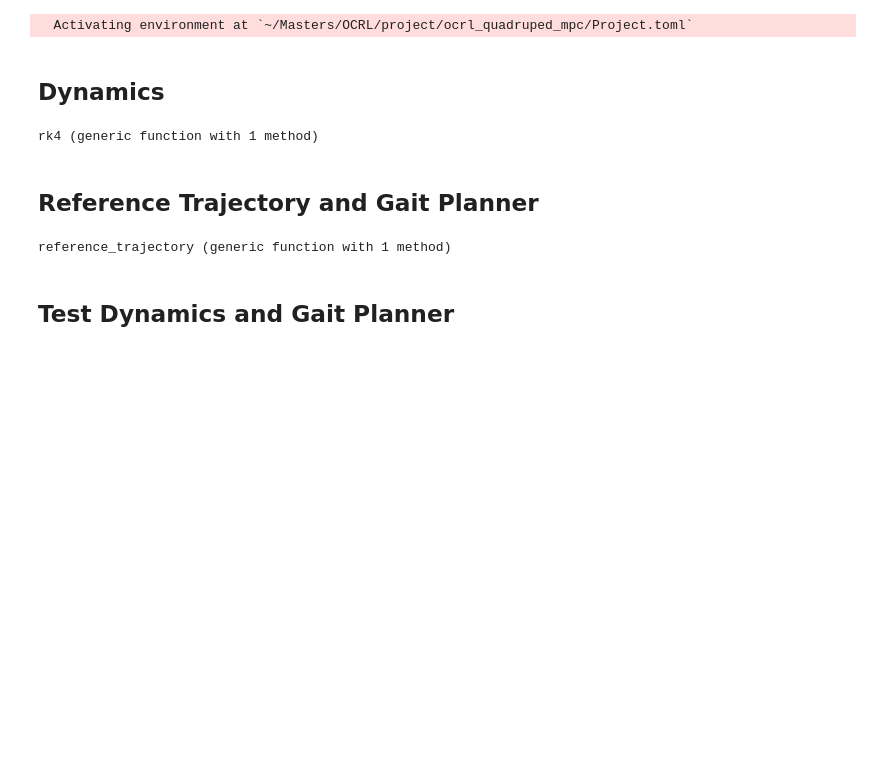
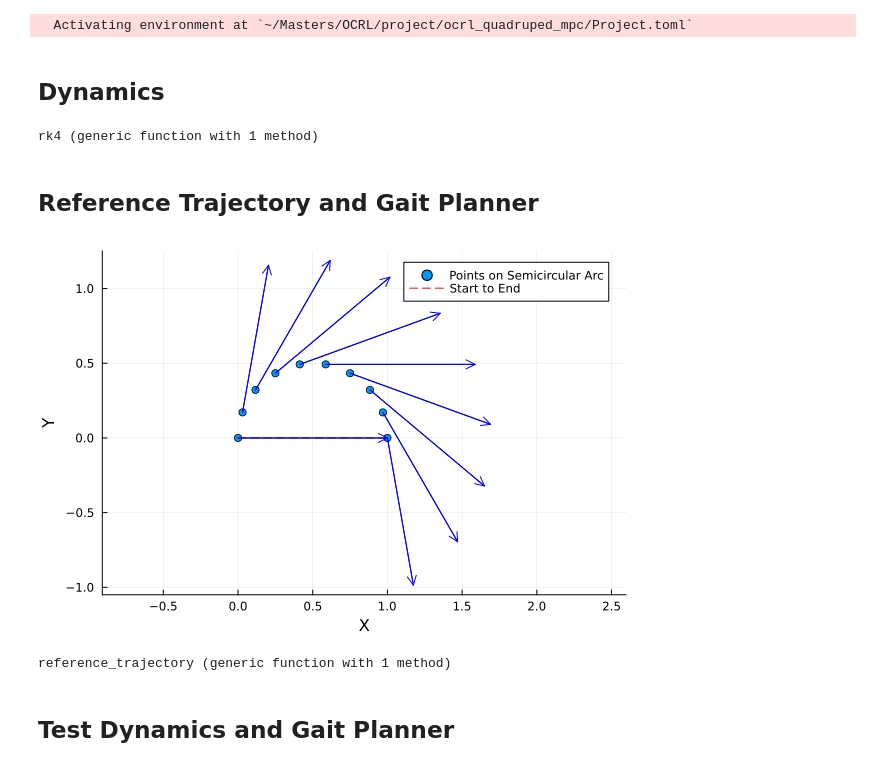
Before and after one commit to hillda3141/ocrl_quadruped_mpc, a Jupyter notebook: quadruped_mpc_project.ipynb, the cells around one changed output. Saved outputs shown, nothing was run; the diff lists cells and outputs as text; code cells hidden in the pictures; blank space fills up the shorter version.

Commit message:
added semicircular arc

```diff
--- a/quadruped_mpc_project.ipynb
+++ b/quadruped_mpc_project.ipynb
@@ -70,6 +70,69 @@ end
 rk4 (generic function with 1 method)
 # %% [markdown]
 ## Reference Trajectory and Gait Planner
+# %%
+using GeometryBasics
+using Plots
+
+# function semicircular_arc(start_point::Tuple{Float64,Float64}, end_point::Tuple{Float64,Float64}, N::Int)
+#     center = ((start_point[1] + end_point[1]) / 2, (start_point[2] + end_point[2]) / 2)
+#     radius = norm((center[1] - start_point[1], center[2] - start_point[2]))
+#     start_angle = atan(start_point[2] - center[2], start_point[1] - center[1])
+#     end_angle = atan(end_point[2] - center[2], end_point[1] - center[1])
+
+#     angles = range(start_angle, stop=end_angle, length=N)
+#     points = Tuple{Float64,Float64}[]
+#     for angle in angles
+#         x = center[1] + radius * cos(angle)
+#         y = center[2] + radius * sin(angle)
+#         push!(points, (x, y))
+#     end
+#     return points
+# end
+
+function semicircular_arc(start_point::Tuple{Float64,Float64}, end_point::Tuple{Float64,Float64}, N::Int)
+    center = ((start_point[1] + end_point[1]) / 2, (start_point[2] + end_point[2]) / 2)
+    radius = norm((center[1] - start_point[1], center[2] - start_point[2]))
+    start_angle = atan(start_point[2] - center[2], start_point[1] - center[1])
+    end_angle = atan(end_point[2] - center[2], end_point[1] - center[1])
+
+    angles = range(start_angle, stop=end_angle, length=N)
+    points = Tuple{Float64,Float64}[]
+    yaw_angles = Float64[]
+    for angle in angles
+        x = center[1] + radius * cos(angle)
+        y = center[2] + radius * sin(angle)
+        push!(points, (x, y))
+
+        # Calculate yaw angle
+        if angle == start_angle
+            push!(yaw_angles, 0.0)
+        else
+            dx = x - points[end-1][1]
+            dy = y - points[end-1][2]
+            yaw = atan(dy, dx)
+            push!(yaw_angles, yaw)
+        end
+    end
+    return points, yaw_angles
+end
+
+# Example usage
+start_point = (0.0, 0.0)
+end_point = (1.0, 0.0)
+N = 10
+points, yaw_angles = semicircular_arc(start_point, end_point, N)
+
+# Extract x and y coordinates for plotting
+x_coords = [point[1] for point in points]
+y_coords = [point[2] for point in points]
+
+# Plot
+scatter(x_coords, y_coords, label="Points on Semicircular Arc", xlabel="X", ylabel="Y", aspect_ratio=:equal)
+plot!([start_point[1], end_point[1]], [start_point[2], end_point[2]], label="Start to End", linestyle=:dash, color=:red)
+quiver!(x_coords, y_coords, quiver=(cos.(yaw_angles), sin.(yaw_angles)), color=:blue, label="Yaw Angle")
+# %% [output]
+[figure, added]
 # %%
 function reference_trajectory(model, xic, xg, dt, gait_period, num_gaits)
     # creates a reference Xref and Uref for walker
```
Also changed, not shown: parts of 5 cells of this notebook, 1 other file.
